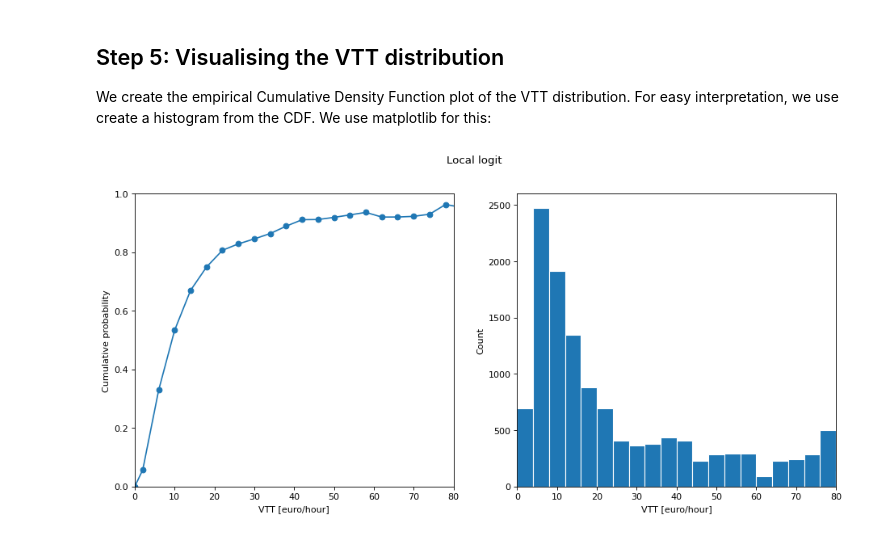
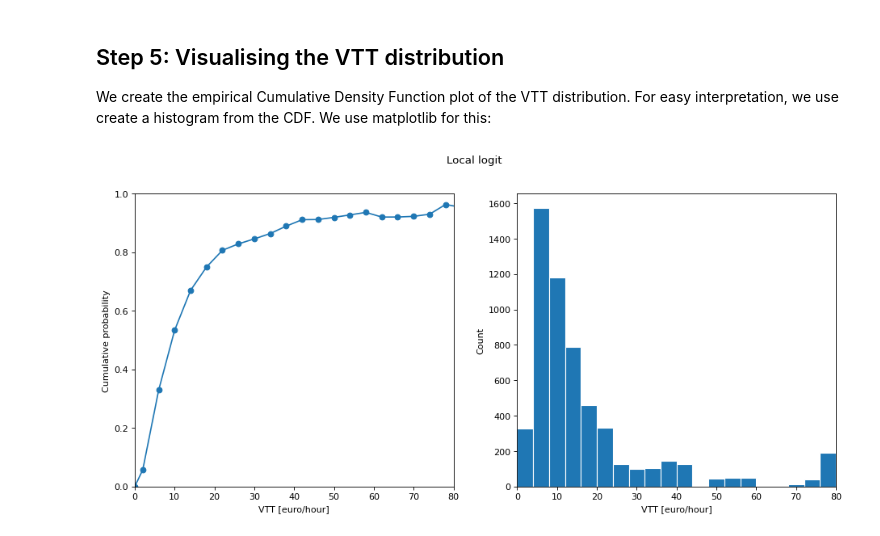
Before and after one commit to ighdez/py-np4vtt, a Jupyter notebook: examples/loclogit.ipynb, the cells around one changed output. Saved outputs shown, nothing was run; the diff lists cells and outputs as text; code cells hidden in the pictures.

```diff
--- a/examples/loclogit.ipynb
+++ b/examples/loclogit.ipynb
@@ -120,7 +120,7 @@ initialArgs = loclogit.setupInitialArgs()
 
 Once the local logit object is initialised, the `run` method starts the optimisation process:
 # %%
-p, vtt_grid, fval = loclogit.run(initialArgs)
+p, fval, vtt_grid = loclogit.run(initialArgs)
 # %% [markdown]
 The estimated model returns the following information:
 
@@ -163,7 +163,6 @@ We use matplotlib for this:
 # %%
 import matplotlib.pyplot as plt
 import numpy as np
-import seaborn as sns
 
 # Obtain the midpoints from the vtt_grid
 vtt_grid_midpoints = ((np.append(vtt_grid, 0) + np.append(0,vtt_grid)))/2
@@ -171,32 +170,32 @@ vtt_grid_midpoints[-1] = vtt_grid[-1]
 
 fig, ax = plt.subplots(1,2,figsize=(14,6), dpi=80)
 
 # Plot CDF
 ax[0].plot(vtt_grid_midpoints,np.concatenate((0,p,p[-1]),axis=None),marker='o')
 ax[0].set_xlim(0,80)
 ax[0].set_ylim(0,1)
 ax[0].set_xlabel('VTT [euro/hour]')
 ax[0].set_ylabel('Cumulative probability')
 
 # Obtain probabilities from the CDF plot
 pp = ((np.append(p, 0)-np.append(0,p)))
-pp = pp + np.abs(np.min(pp[:-1]))
+pp[pp<0] = 0
 pp = (np.divide(pp,np.sum(pp)))
 pp[-1] = 0
 pp = np.append(0,pp)
 
 # Construct data points
 data_hist = []
 for n in range(0,len(vtt_grid_midpoints)):
     dat = [vtt_grid_midpoints[n]]*np.round((pp[n]*descriptives.NP)).astype(int)
     data_hist = np.append(data_hist,dat)
 
 # Plot histogram
 ax[1].set_xlim(0,80)
 ax[1].set_xlabel('VTT [euro/hour]')
 ax[1].set_ylabel('Count')
 ax[1].hist(data_hist, bins = vtt_grid,edgecolor="white")
 fig.suptitle('Local logit')
 plt.show()
 # %% [output]
-[figure, old version]
+[figure, new version]
```
Also changed, not shown: 3 other files.
